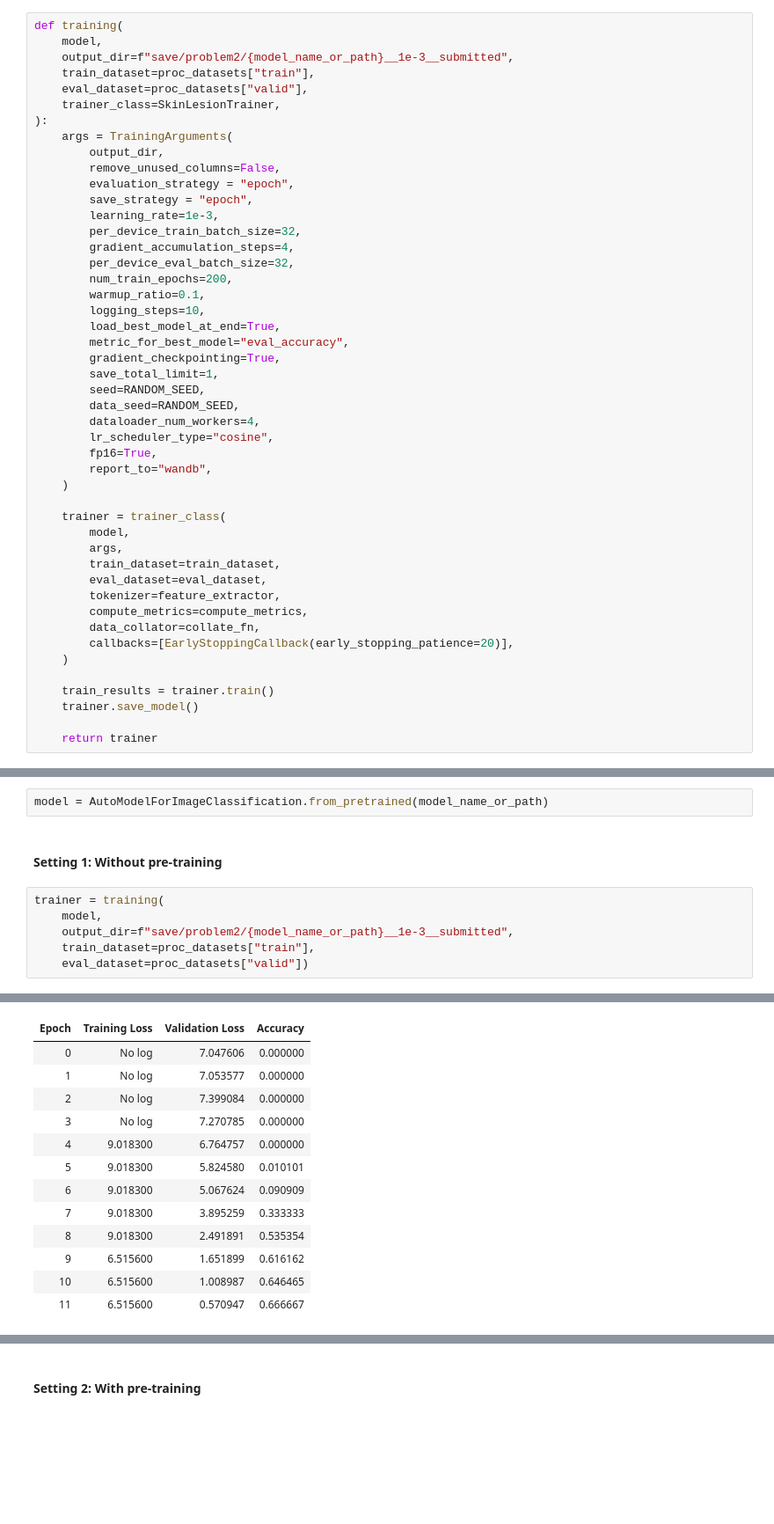
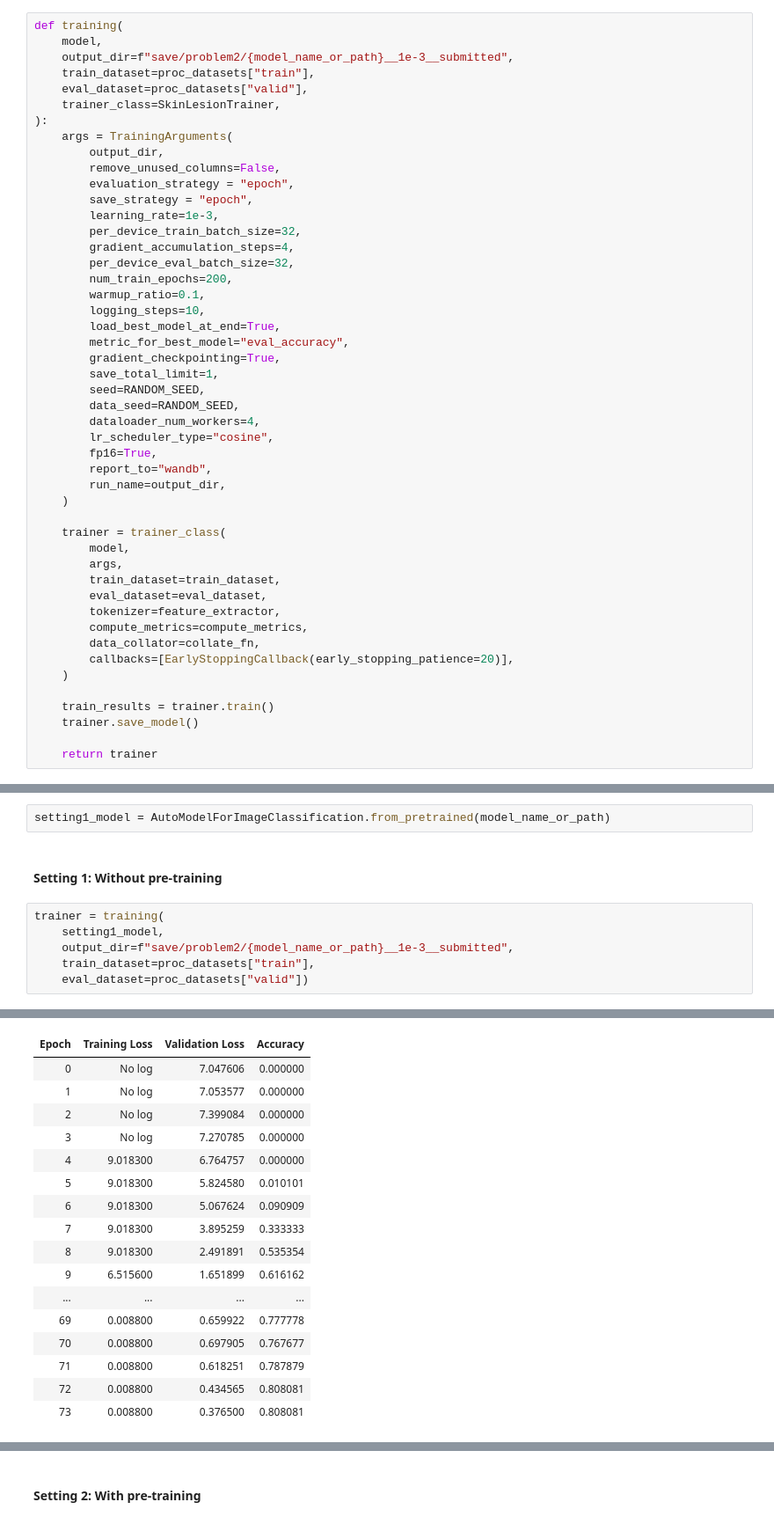
Before and after one commit to holylovenia/ai-healthcare, a Jupyter notebook: assignment1/problem2-testasvalid-resnet1.ipynb, the cells around one changed output, grey strips where cells are left out. Shown at 88% size. Cells and saved outputs as stored; diff of their text form; blank space fills up the shorter version.

```diff
--- a/assignment1/problem2-testasvalid-resnet1.ipynb
+++ b/assignment1/problem2-testasvalid-resnet1.ipynb
@@ -401,6 +401,7 @@ def training(
         lr_scheduler_type="cosine",
         fp16=True,
         report_to="wandb",
+        run_name=output_dir,
     )
 
     trainer = trainer_class(
@@ -421,12 +422,12 @@ def training(
 # %% [markdown]
 #### Function utilization
 # %%
-model = AutoModelForImageClassification.from_pretrained(model_name_or_path)
+setting1_model = AutoModelForImageClassification.from_pretrained(model_name_or_path)
 # %% [markdown]
 #### Setting 1: Without pre-training
 # %%
 trainer = training(
-    model,
+    setting1_model,
     output_dir=f"save/problem2/{model_name_or_path}__1e-3__submitted",
     train_dataset=proc_datasets["train"],
     eval_dataset=proc_datasets["valid"])
@@ -448,16 +449,20 @@ Syncing run save/problem2/microsoft/resnet-152__1e-3__submitted to Weights & Bia
 | Epoch | Training Loss | Validation Loss | Accuracy |
 | 0 | No log | 7.047606 | 0.000000 |
 | 1 | No log | 7.053577 | 0.000000 |
 | 2 | No log | 7.399084 | 0.000000 |
 | 3 | No log | 7.270785 | 0.000000 |
 | 4 | 9.018300 | 6.764757 | 0.000000 |
 | 5 | 9.018300 | 5.824580 | 0.010101 |
 | 6 | 9.018300 | 5.067624 | 0.090909 |
 | 7 | 9.018300 | 3.895259 | 0.333333 |
 | 8 | 9.018300 | 2.491891 | 0.535354 |
 | 9 | 6.515600 | 1.651899 | 0.616162 |
-| 10 | 6.515600 | 1.008987 | 0.646465 |
-| 11 | 6.515600 | 0.570947 | 0.666667 |
+| ... | ... | ... | ... |
+| 69 | 0.008800 | 0.659922 | 0.777778 |
+| 70 | 0.008800 | 0.697905 | 0.767677 |
+| 71 | 0.008800 | 0.618251 | 0.787879 |
+| 72 | 0.008800 | 0.434565 | 0.808081 |
+| 73 | 0.008800 | 0.376500 | 0.808081 |
 ***** Running Evaluation *****
   Num examples = 99
   Batch size = 32
```
Also changed, not shown: parts of 15 cells of this notebook, 10 other files.
